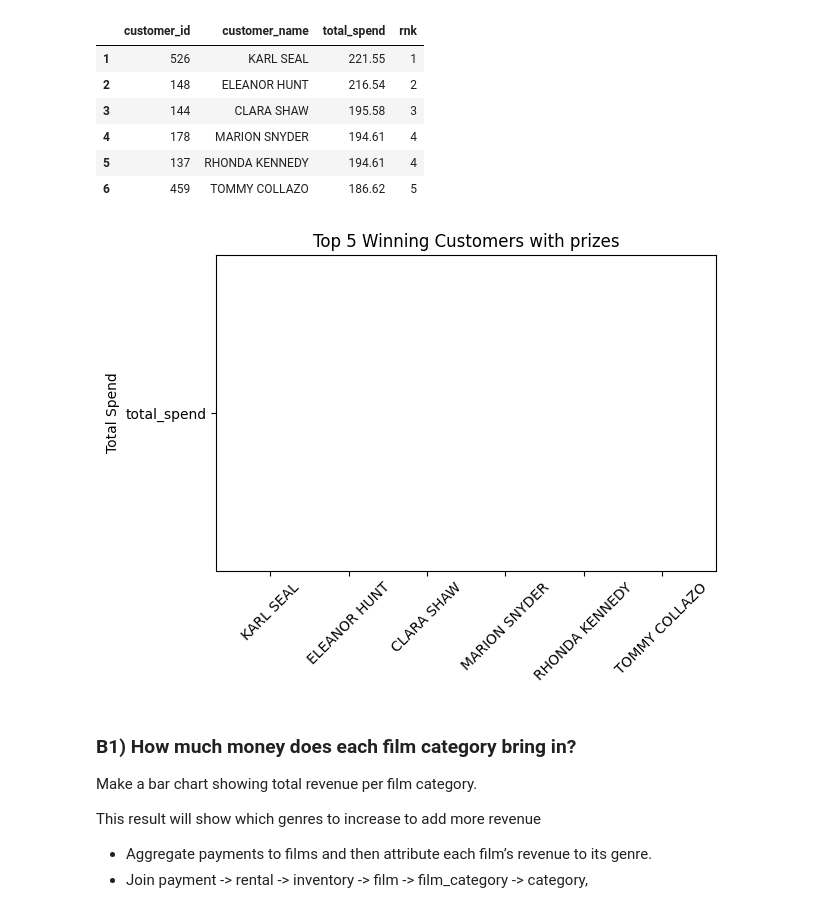
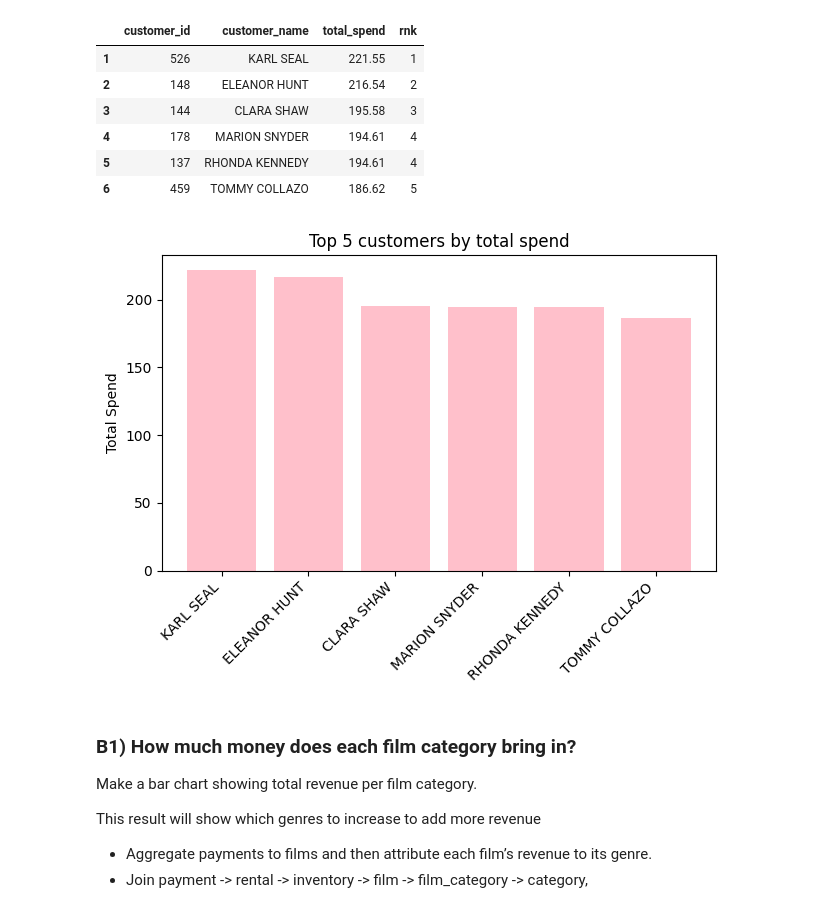
Before and after one commit to Akina-Aoki/sql_lab1_aira_franco, a Jupyter notebook: duckdb_pandas.ipynb, the cells around one changed output. Drawn from its saved outputs; the diff is of its cells as text; code cells hidden in the pictures.

Commit message:
Task 2 Visualizations DONE

```diff
--- a/duckdb_pandas.ipynb
+++ b/duckdb_pandas.ipynb
@@ -736,18 +736,17 @@ top5_winners
 # %%
 import matplotlib.pyplot as plt
 
-# use the df top5_winners
-graph1 = top5_winners[['customer_name','total_spend']]
+df = top5_winners[['customer_name','total_spend']]
+x = range(len(df))
 
-x = range(len(graph1))
-plt.bar(x, ['total_spend'])
-plt.xticks(x, graph1['customer_name'], rotation = 45)
+plt.bar(x, df['total_spend'], color = 'pink')
+plt.xticks(x, df['customer_name'], rotation = 45, ha = 'right', color = 'black')
 plt.ylabel('Total Spend')
-plt.title('Top 5 Winning Customers with prizes')
+plt.title('Top 5 customers by total spend')
 plt.tight_layout()
 plt.show()
 # %% [output]
-[figure, old version]
+[figure, new version]
 # %% [markdown]
 ### B1) How much money does each film category bring in?
 Make a bar chart showing total revenue per film category.
```
Also changed, not shown: parts of 4 cells of this notebook.
